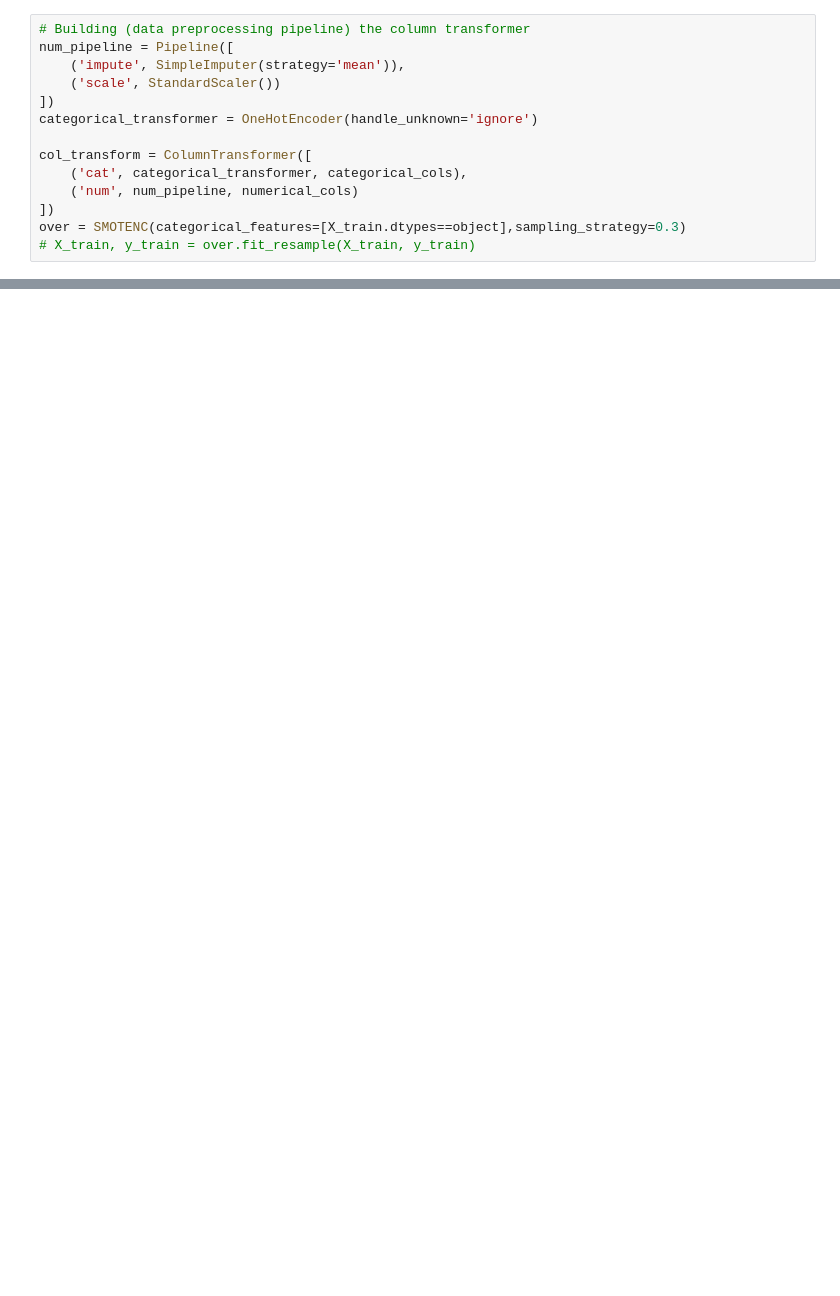
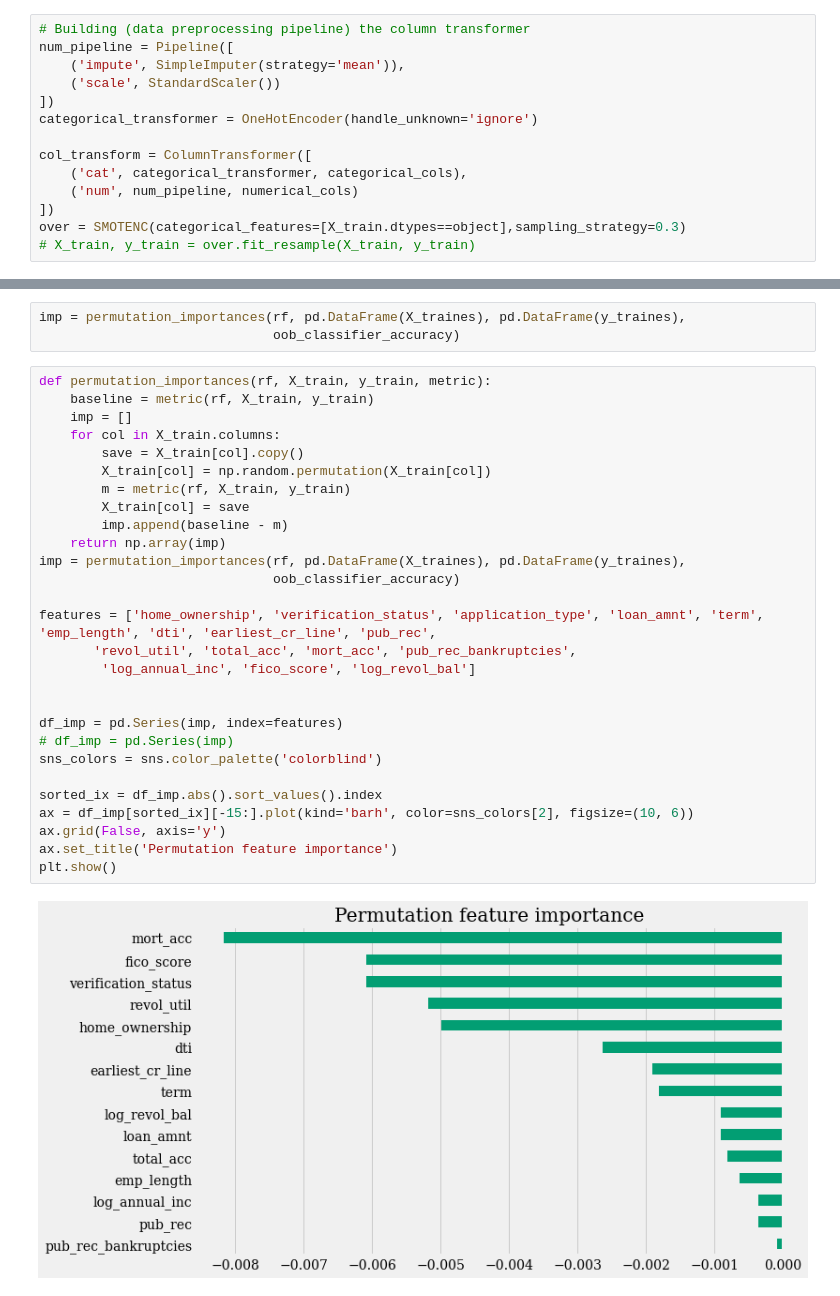
Before and after one commit to MariaLavrovskaya/datascience, a Jupyter notebook: loans/final.ipynb, the cells around one changed output, grey strips where cells are left out. Saved outputs shown, nothing was run; the diff lists cells and outputs as text; blank space fills up the shorter version.

```diff
--- a/loans/final.ipynb
+++ b/loans/final.ipynb
@@ -184,0 +401,33 @@ with sns.diverging_palette(160, 275, s=100, l=55, n=4):
+# %%
+imp = permutation_importances(rf, pd.DataFrame(X_traines), pd.DataFrame(y_traines),
+                              oob_classifier_accuracy)
+# %%
+def permutation_importances(rf, X_train, y_train, metric):
+    baseline = metric(rf, X_train, y_train)
+    imp = []
+    for col in X_train.columns:
+        save = X_train[col].copy()
+        X_train[col] = np.random.permutation(X_train[col])
+        m = metric(rf, X_train, y_train)
+        X_train[col] = save
+        imp.append(baseline - m)
+    return np.array(imp)
+imp = permutation_importances(rf, pd.DataFrame(X_traines), pd.DataFrame(y_traines),
+                              oob_classifier_accuracy)
+
+features = ['home_ownership', 'verification_status', 'application_type', 'loan_amnt', 'term', 'emp_length', 'dti', 'earliest_cr_line', 'pub_rec',
+       'revol_util', 'total_acc', 'mort_acc', 'pub_rec_bankruptcies',
+        'log_annual_inc', 'fico_score', 'log_revol_bal']
+
+
+df_imp = pd.Series(imp, index=features)
+# df_imp = pd.Series(imp)
+sns_colors = sns.color_palette('colorblind')
+
+sorted_ix = df_imp.abs().sort_values().index
+ax = df_imp[sorted_ix][-15:].plot(kind='barh', color=sns_colors[2], figsize=(10, 6))
+ax.grid(False, axis='y')
+ax.set_title('Permutation feature importance')
+plt.show()
+# %% [output]
+[figure, added]
```
Also changed, not shown: parts of 20 cells of this notebook, 15 other files.
